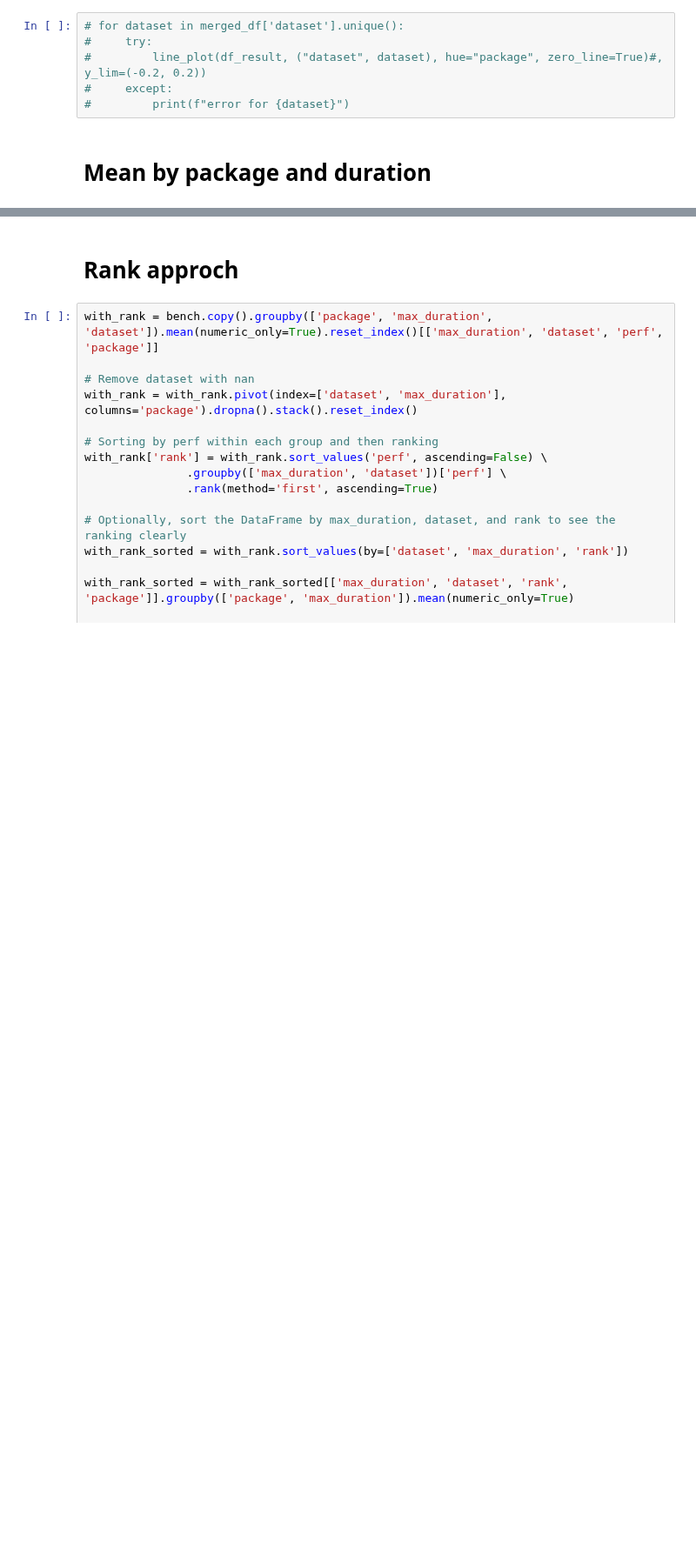
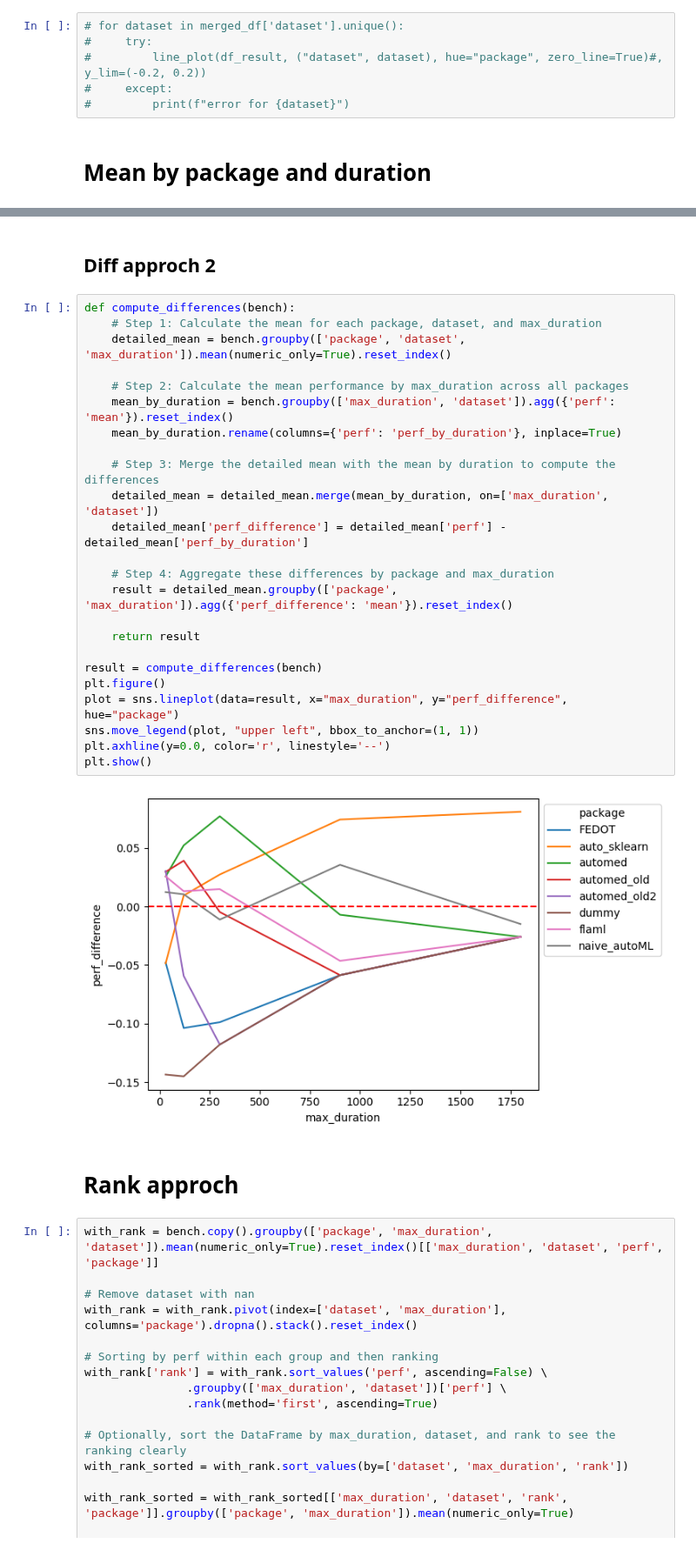
Before and after one commit to IIAS-Research/iaml, a Jupyter notebook: src/sandbox/compare_bench2.ipynb, the cells around one changed output, grey strips where cells are left out. Shown at 87% size. Saved outputs shown, nothing was run; the diff lists cells and outputs as text; blank space fills up the shorter version.

Commit message:
[ADD] New approch for bench diff

```diff
--- a/src/sandbox/compare_bench2.ipynb
+++ b/src/sandbox/compare_bench2.ipynb
@@ -293,3 +297,31 @@ plt.show()
+# %% [markdown]
+## Diff approch 2
+# %%
+def compute_differences(bench):
+    # Step 1: Calculate the mean for each package, dataset, and max_duration
+    detailed_mean = bench.groupby(['package', 'dataset', 'max_duration']).mean(numeric_only=True).reset_index()
+
+    # Step 2: Calculate the mean performance by max_duration across all packages
+    mean_by_duration = bench.groupby(['max_duration', 'dataset']).agg({'perf': 'mean'}).reset_index()
+    mean_by_duration.rename(columns={'perf': 'perf_by_duration'}, inplace=True)
+
+    # Step 3: Merge the detailed mean with the mean by duration to compute the differences
+    detailed_mean = detailed_mean.merge(mean_by_duration, on=['max_duration', 'dataset'])
+    detailed_mean['perf_difference'] = detailed_mean['perf'] - detailed_mean['perf_by_duration']
+
+    # Step 4: Aggregate these differences by package and max_duration
+    result = detailed_mean.groupby(['package', 'max_duration']).agg({'perf_difference': 'mean'}).reset_index()
+
+    return result
+
+result = compute_differences(bench)
+plt.figure()
+plot = sns.lineplot(data=result, x="max_duration", y="perf_difference", hue="package")
+sns.move_legend(plot, "upper left", bbox_to_anchor=(1, 1))
+plt.axhline(y=0.0, color='r', linestyle='--')
+plt.show()
+# %% [output]
+[figure, added]
 # %% [markdown]
 # Rank approch
 # %%
```
Also changed, not shown: parts of 7 cells of this notebook.
